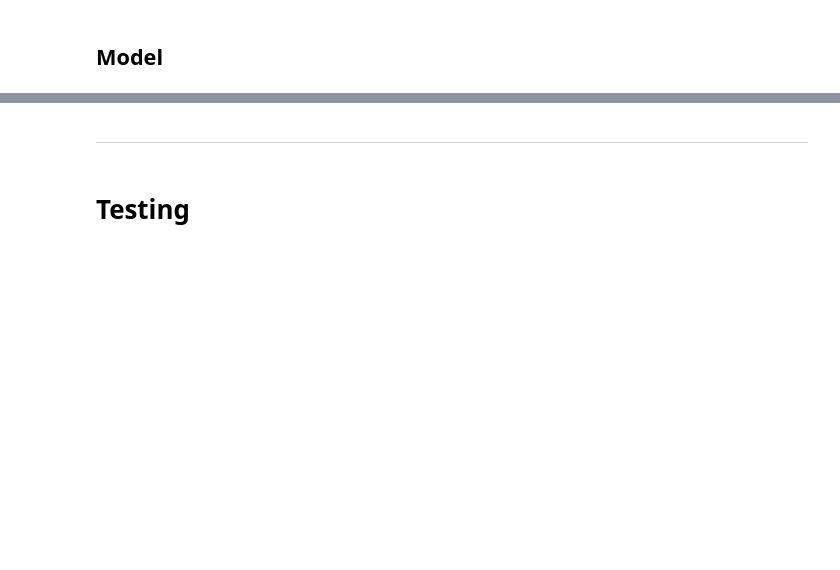
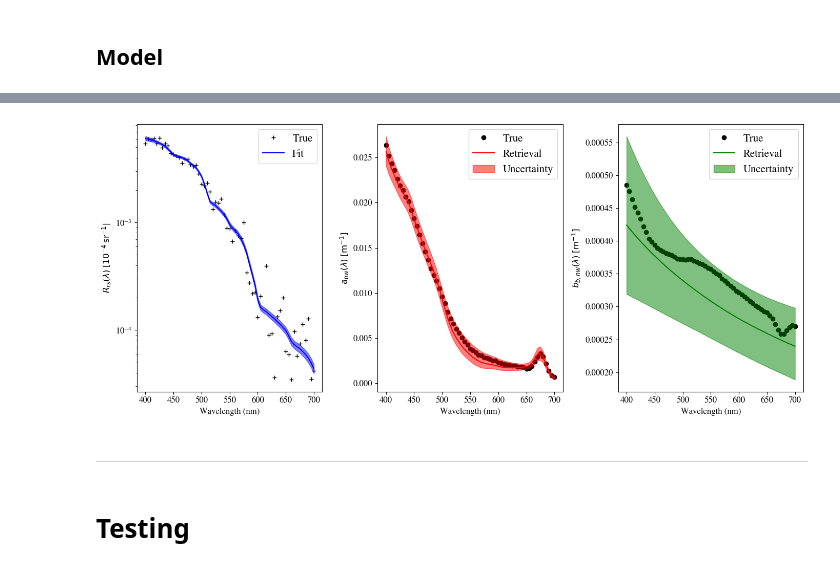
Before and after one commit to ocean-colour/bing, a Jupyter notebook: nb/Priors/Correlate_CDOM_aph.ipynb, the cells around one changed output, grey strips where cells are left out. Saved outputs shown, nothing was run; the diff lists cells and outputs as text; code cells hidden in the pictures; blank space fills up the shorter version.

```diff
--- a/nb/Priors/Correlate_CDOM_aph.ipynb
+++ b/nb/Priors/Correlate_CDOM_aph.ipynb
@@ -131,7 +219,7 @@ def show(prep_dict, extras, models, chains):
     odict = prep_dict['odict']
     pdict = prep_dict['pdict']
     plotting.show_fits(
-        models, chains,
+        models, chains.copy(),
         extras['Chl'], extras['Y'],
         Rrs_true=dict(wave=models[0].wave, spec=prep_dict['model_Rrs']),
         anw_true=dict(wave=odict['true_wave'], spec=odict['anw']),
@@ -146,3 +234,7 @@ show(prep_dict2, extras2, models2, chains2)
+# %%
+show(prep_dict3, extras3, models3, chains3)
+# %% [output]
+[figure, added]
 # %% [markdown]
 ----
 # %% [markdown]
```
Also changed, not shown: parts of 28 cells of this notebook, 1 other file.
